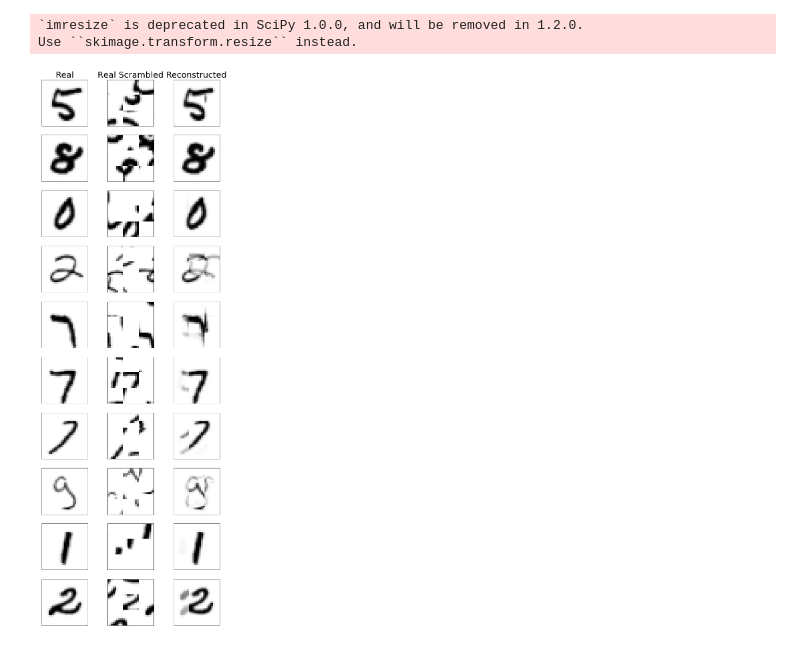
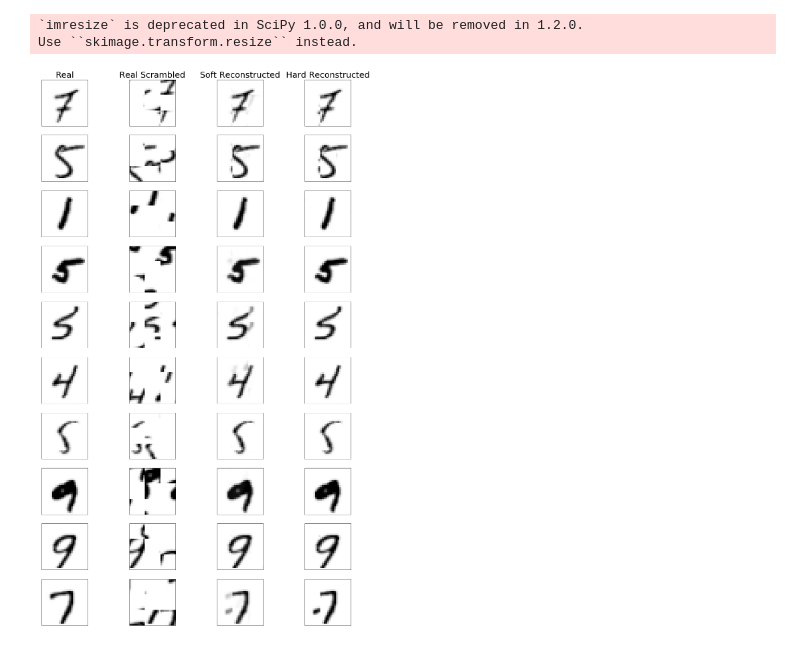
Before and after one commit to gomena/sinkhorn_networks, a Jupyter notebook: Sinkhorn_network_jigsaw.ipynb, the cells around one changed output. Saved outputs shown, nothing was run; the diff lists cells and outputs as text; code cells hidden in the pictures.

Commit message:
added hard reconstruction

```diff
--- a/Sinkhorn_network_jigsaw.ipynb
+++ b/Sinkhorn_network_jigsaw.ipynb
@@ -72,10 +74,19 @@ def resize_batch(batch, side_new):
         a = a/255.0
         batch_new[i,:] = a.flatten()
     return batch_new
+
+
+def soft_to_hard(soft_perm):
+
+    a,b = linear_sum_assignment(-soft_perm)
+    ma = np.zeros((np.shape(soft_perm)))
+    for i in range(soft_perm.shape[0]):
+        ma[i, b[i]] = 1
+    return ma
 # %%
 #Define model params
 batch_size = 10
-n_iter = 2000
+n_iter = 200
 samples_per_num = 5
 n_iter_sinkhorn = 20
 noise_factor = 1.0
@@ -230,11 +228,17 @@ for i in range(batch_size_test):
     perm = np.random.permutation(n_squares)
     scrambled_images_split[i,:, :, :] = real_images_split[i, perm, :, :]
 stacked_scrambled_images_split = stack_batch_split(scrambled_images_split)
-[unscrambled_images,loss] = sess.run([ordered_inf,l2s_diff],{real_split:real_images_split,
+[unscrambled_images,loss, inv_soft_perms_np] = sess.run([ordered_inf,l2s_diff, inv_soft_perms],{real_split:real_images_split,
                             scrambled_split:scrambled_images_split,
                             stack_scrambled_images_split:stacked_scrambled_images_split})
 unscrambled_images = unscrambled_images[:batch_size_test,:,:]
+inv_hard_perms= np.zeros((batch_size_test, n_squares, n_squares))
+for i in range(batch_size_test):
+    inv_hard_perms[i,:,:] = soft_to_hard(inv_soft_perms_np[i,0,:,:])
 unflatten_inf = unflatten_batch(unscrambled_images)
+hard_inf = np.matmul(inv_hard_perms, np.reshape(scrambled_images_split, [batch_size_test,n_squares_side **2 ,-1]))
+unflatten_hard_inf =np.reshape(hard_inf, unflatten_inf.shape)
+joined_hard_inf =join_batch_split(unflatten_hard_inf)
 joined_inf = join_batch_split(unflatten_inf)
 joined_scrambled = join_batch_split(scrambled_images_split)
 joined_real = join_batch_split(real_images_split)
@@ -243,25 +247,36 @@ joined_real = join_batch_split(real_images_split)
 `imresize` is deprecated in SciPy 1.0.0, and will be removed in 1.2.0.
 Use ``skimage.transform.resize`` instead.
 # %%
-#Compare r
-fig, ax = plt.subplots(batch_size_test,3,figsize=(10,30))
+#Compare reconstructions with real data
+fig, ax = plt.subplots(batch_size_test,4,figsize=(18,30))
 
 for i in range(batch_size_test):
 
     ax[i,0].imshow(joined_real[i,:,:,0],cmap='Greys')
     ax[i,0].get_xaxis().set_visible(False)
     ax[i,0].get_yaxis().set_visible(False)
 
     ax[i,1].imshow(joined_scrambled[i,:,:,0],cmap='Greys')
     ax[i,1].get_xaxis().set_visible(False)
     ax[i,1].get_yaxis().set_visible(False)
 
     ax[i,2].imshow(joined_inf[i,:,:,0],cmap='Greys')
     ax[i,2].get_xaxis().set_visible(False)
     ax[i,2].get_yaxis().set_visible(False)
+
+    ax[i,2].imshow(joined_inf[i,:,:,0],cmap='Greys')
+    ax[i,2].get_xaxis().set_visible(False)
+    ax[i,2].get_yaxis().set_visible(False)
+
+    ax[i,3].imshow(joined_hard_inf[i,:,:,0],cmap='Greys')
+    ax[i,3].get_xaxis().set_visible(False)
+    ax[i,3].get_yaxis().set_visible(False)
+
+
     if(i==0):
         ax[i,0].set_title('Real',fontsize =25)
         ax[i,1].set_title('Real Scrambled',fontsize =25)
-        ax[i,2].set_title('Reconstructed',fontsize =25)
+        ax[i,2].set_title('Soft Reconstructed',fontsize =25)
+        ax[i,3].set_title('Hard Reconstructed',fontsize =25)
 # %% [output]
-[figure, old version]
+[figure, new version]
```
Also changed, not shown: parts of 2 cells of this notebook.
